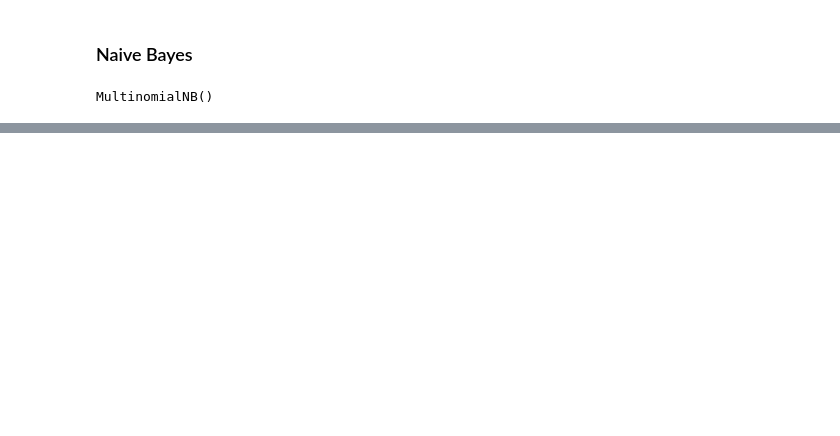
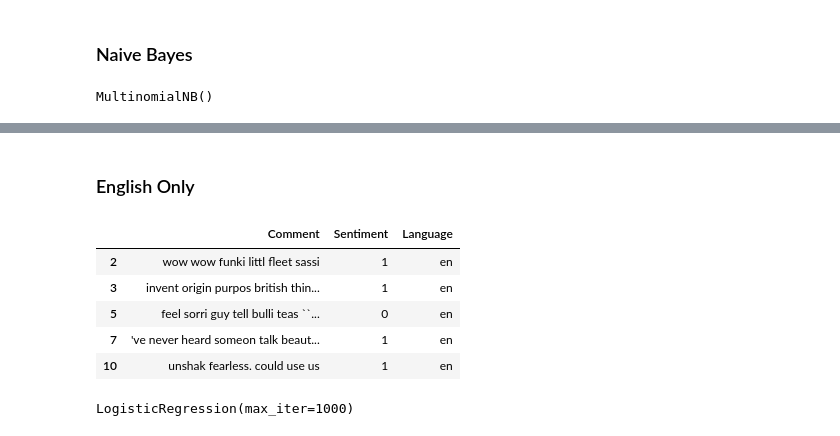
Before and after one commit to rnimisha/youtube-comment-analyzer, a Jupyter notebook: notebook/training/tfidf.ipynb, the cells around one changed output, grey strips where cells are left out. Cells and saved outputs as stored; diff of their text form; code cells hidden in the pictures; blank space fills up the shorter version.

Commit message:
feat: tfidf for language specific

```diff
--- a/notebook/training/tfidf.ipynb
+++ b/notebook/training/tfidf.ipynb
@@ -35,4 +35,6 @@ Sentiment
 Name: count, dtype: int64
+# %%
+df_copy = df.copy()
 # %% [markdown]
 ### Train test split
 # %%
@@ -208,0 +211,12 @@ plt.show()
+# %% [markdown]
+### English Only
+# %%
+df_en = df_copy[df_copy["Language"] == "en"]
+df_en.head()
+# %% [output]
+|  | Comment | Sentiment | Language |
+| 2 | wow wow funki littl fleet sassi | 1 | en |
+| 3 | invent origin purpos british thin... | 1 | en |
+| 5 | feel sorri guy tell bulli teas ``... | 0 | en |
+| 7 | 've never heard someon talk beaut... | 1 | en |
+| 10 | unshak fearless. could use us | 1 | en |
@@ -208,0 +235,5 @@ plt.show()
+# %%
+log_reg = LogisticRegression(max_iter=1000)
+log_reg.fit(X_train, y_train)
+# %% [output]
+LogisticRegression(max_iter=1000)
```
Also changed, not shown: parts of 40 cells of this notebook.
